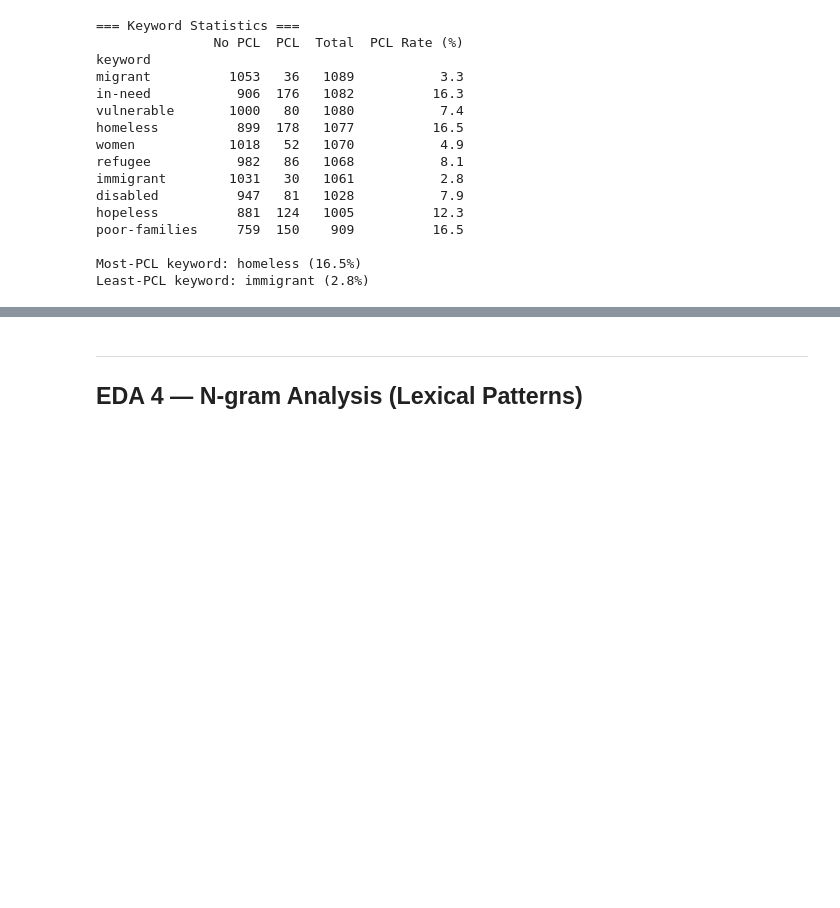
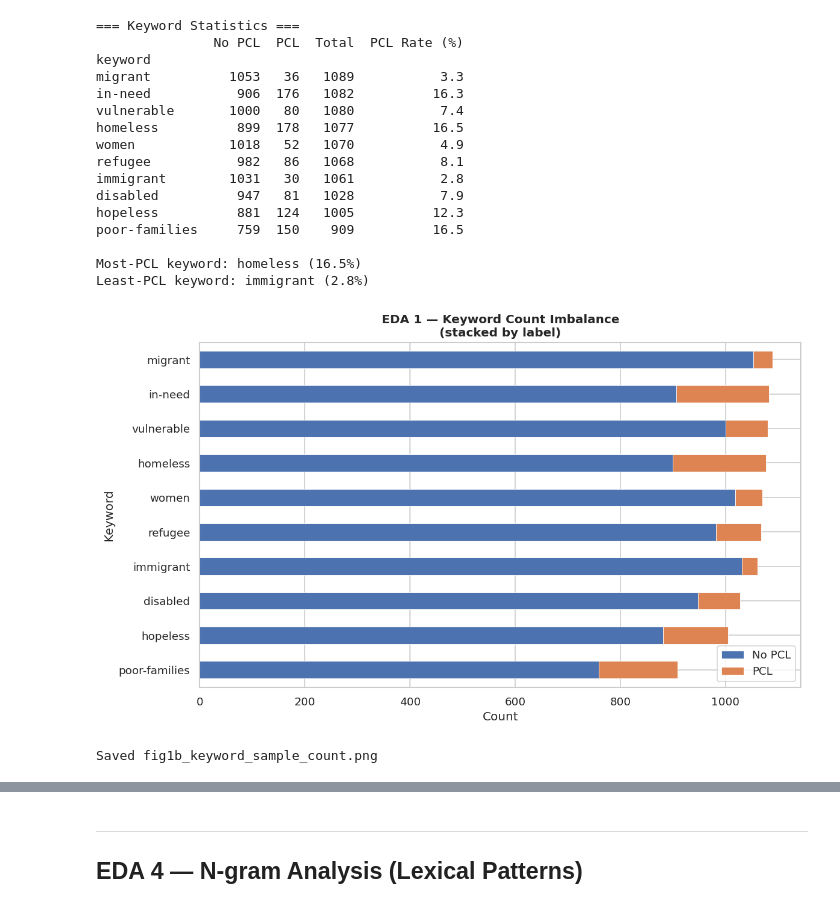
Before and after one commit to ArthurAllilaire/nlp, a Jupyter notebook: eda_pcl.ipynb, the cells around one changed output, grey strips where cells are left out. Cells and saved outputs as stored; diff of their text form; code cells hidden in the pictures; blank space fills up the shorter version.

```diff
--- a/eda_pcl.ipynb
+++ b/eda_pcl.ipynb
@@ -296,4 +328,24 @@ poor-families     759  150    909          16.5
 
 Most-PCL keyword: homeless (16.5%)
 Least-PCL keyword: immigrant (2.8%)
+# %%
+fig, ax = plt.subplots(figsize=(10, 6))
+
+kw_plot = kw_counts.sort_values('Total', ascending=True)
+kw_plot[['No PCL', 'PCL']].plot(
+    kind='barh', stacked=True, ax=ax,
+    color=[PCL_COLORS[0], PCL_COLORS[1]], edgecolor='white', linewidth=0.5
+)
+ax.set_title('EDA 1 — Keyword Count Imbalance\n(stacked by label)', fontweight='bold')
+ax.set_xlabel('Count')
+ax.set_ylabel('Keyword')
+ax.legend(loc='lower right')
+
+plt.tight_layout()
+plt.savefig(os.path.join(FIG_DIR, 'fig1b_keyword_sample_count.png'), bbox_inches='tight')
+plt.show()
+print('Saved fig1b_keyword_sample_count.png')
+# %% [output]
+[figure, added]
+Saved fig1b_keyword_sample_count.png
 # %%
```
Also changed, not shown: parts of 4 cells of this notebook, 7 other files.
